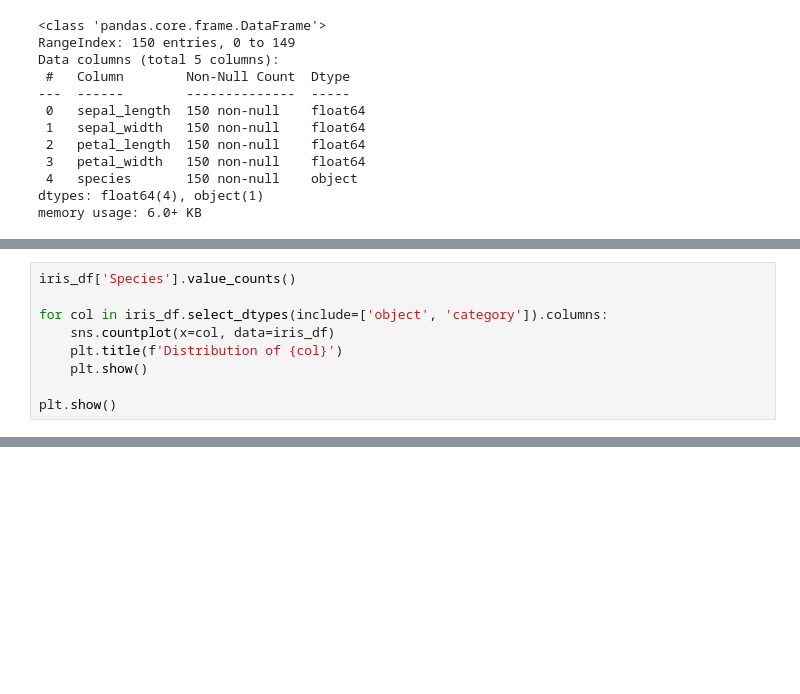
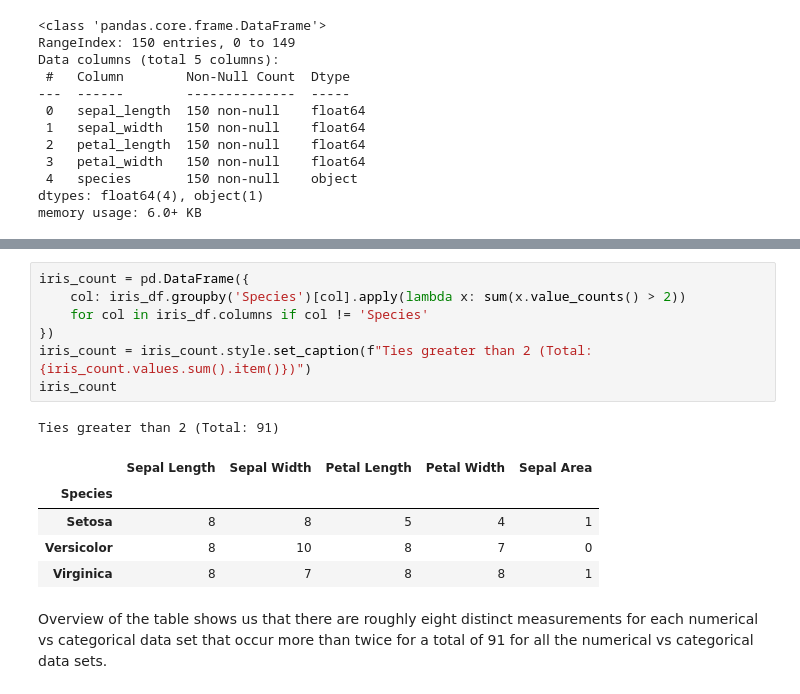
Before and after one commit to JfromNWMS/datafun-04-eda, a Jupyter notebook: jordan_eda.ipynb, the cells around one changed output, grey strips where cells are left out. Drawn from its saved outputs; the diff is of its cells as text; blank space fills up the shorter version.

```diff
--- a/jordan_eda.ipynb
+++ b/jordan_eda.ipynb
@@ -104,9 +79,0 @@ Inspection of the histograms of the four groups reveals that the sepal_length an
-# %%
-iris_df['Species'].value_counts()
-
-for col in iris_df.select_dtypes(include=['object', 'category']).columns:
-    sns.countplot(x=col, data=iris_df)
-    plt.title(f'Distribution of {col}')
-    plt.show()
-
-plt.show()
@@ -183,0 +196,16 @@ utils_jordan.is_norm(iris_df[['Species','Sepal Length']], by='Species', main_lab
+# %%
+iris_count = pd.DataFrame({
+    col: iris_df.groupby('Species')[col].apply(lambda x: sum(x.value_counts() > 2))
+    for col in iris_df.columns if col != 'Species'
+})
+iris_count = iris_count.style.set_caption(f"Ties greater than 2 (Total: {iris_count.values.sum().item()})")
+iris_count
+# %% [output]
+Ties greater than 2 (Total: 91)
+|  | Sepal Length | Sepal Width | Petal Length | Petal Width | Sepal Area |
+| Species |  |  |  |  |  |
+| Setosa | 8 | 8 | 5 | 4 | 1 |
+| Versicolor | 8 | 10 | 8 | 7 | 0 |
+| Virginica | 8 | 7 | 8 | 8 | 1 |
+# %% [markdown]
+Overview of the table shows us that there are roughly eight distinct measurements for each numerical vs categorical data set that occur more than twice for a total of 91 for all the numerical vs categorical data sets.
```
Also changed, not shown: parts of 36 cells of this notebook, 12 other files.
